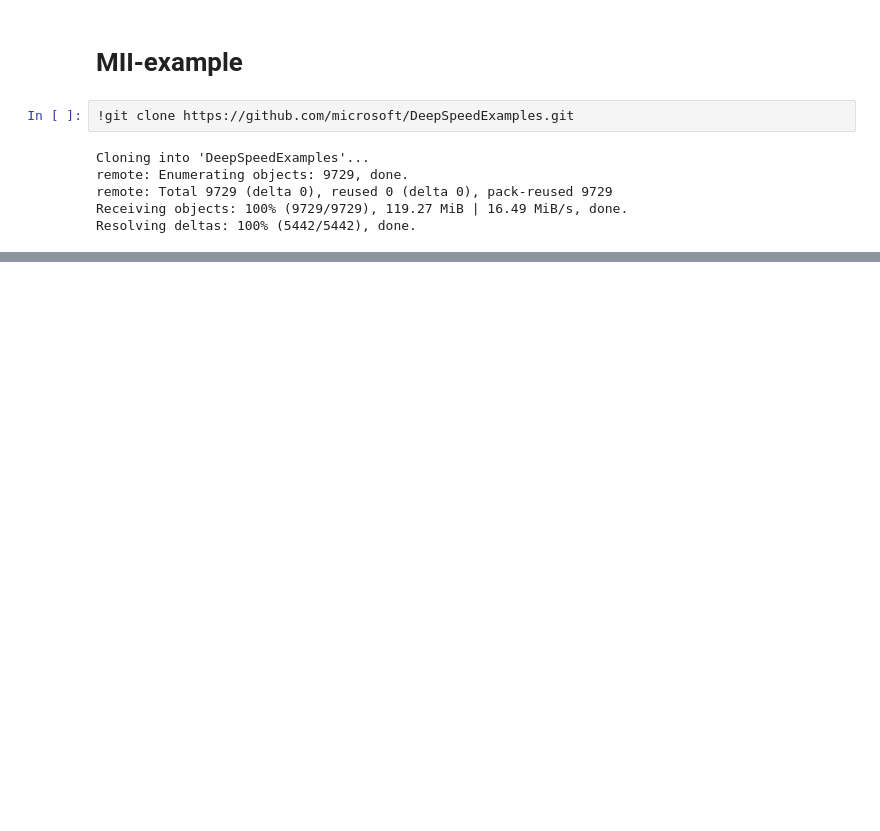
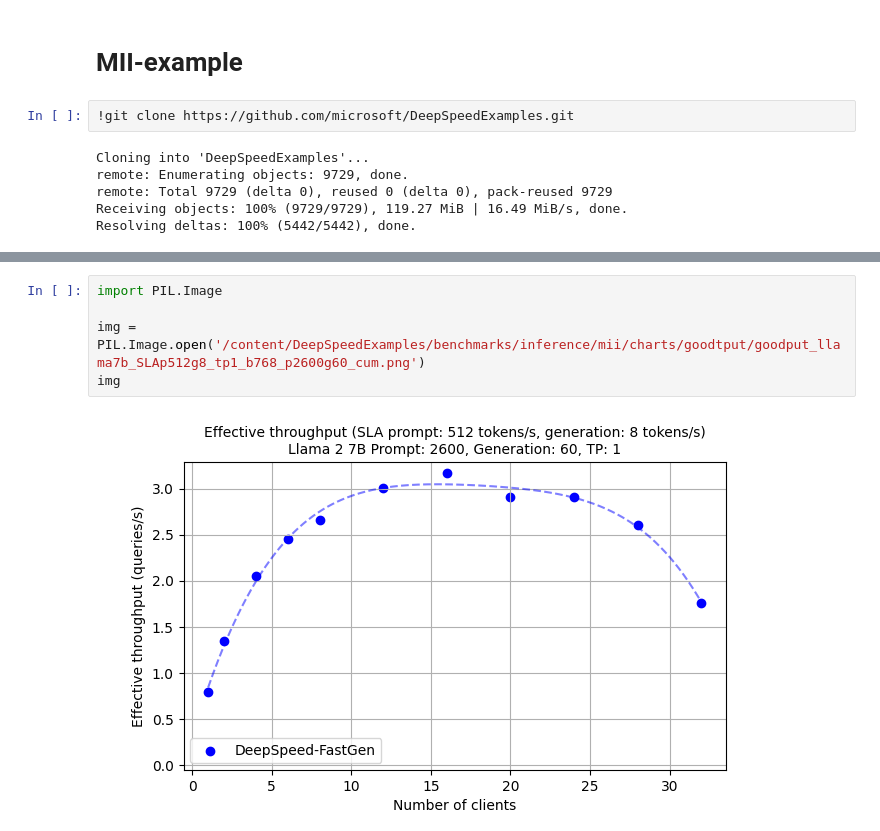
Before and after one commit to weedge/doraemon-nb, a Jupyter notebook: deepspeed_MII.ipynb, the cells around one changed output, grey strips where cells are left out. Drawn from its saved outputs; the diff is of its cells as text; blank space fills up the shorter version.

Commit message:
add ds-mii fast-gen benchmark

```diff
--- a/deepspeed_MII.ipynb
+++ b/deepspeed_MII.ipynb
@@ -605,0 +762,7 @@ Resolving deltas: 100% (5442/5442), done.
+# %%
+import PIL.Image
+
+img = PIL.Image.open('/content/DeepSpeedExamples/benchmarks/inference/mii/charts/goodtput/goodput_llama7b_SLAp512g8_tp1_b768_p2600g60_cum.png')
+img
+# %% [output]
+[figure, added]
```
Also changed, not shown: parts of 28 cells of this notebook.
